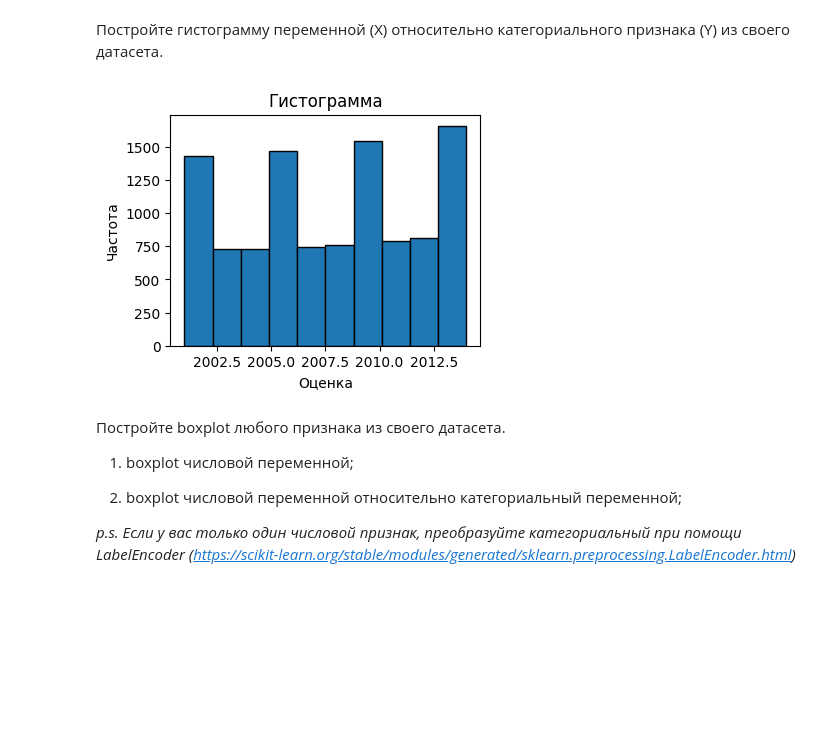
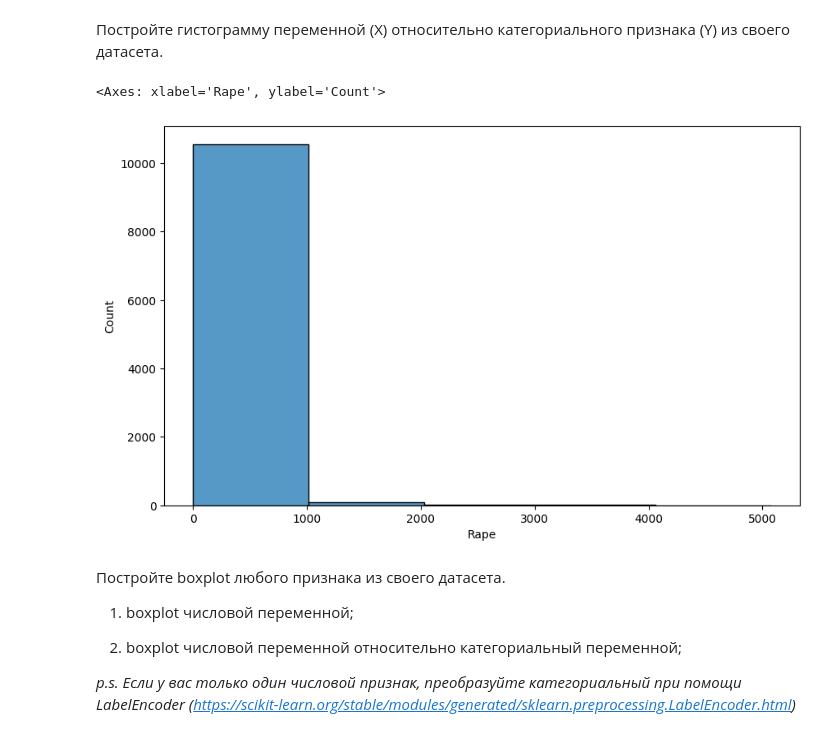
Before and after one commit to SADDLOVE/lab, a Jupyter notebook: lab2/Задание_2.ipynb, the cells around one changed output. Cells and saved outputs as stored; diff of their text form; code cells hidden in the pictures; blank space fills up the shorter version.

```diff
--- a/lab2/Задание_2.ipynb
+++ b/lab2/Задание_2.ipynb
@@ -168,16 +165,12 @@ Year
 # %%
 import plotly.express as px
 import matplotlib.pyplot as plt
 
-plt.figure(figsize=(4, 3))
-plt.hist(df['Year'], edgecolor = 'black')
-plt.title('Гистограмма')
-plt.xlabel('Возраст')
-plt.ylabel('Частота')
-
-plt.show()
+plt.figure(figsize=(10, 6))
+sns.histplot(x='Rape', data=df, bins=5)
 # %% [output]
+<Axes: xlabel='Rape', ylabel='Count'>
-[figure, old version]
+[figure, new version]
 # %% [markdown]
 Постройте boxplot любого признака из своего датасета.
 
```
Also changed, not shown: parts of 1 cell of this notebook.
